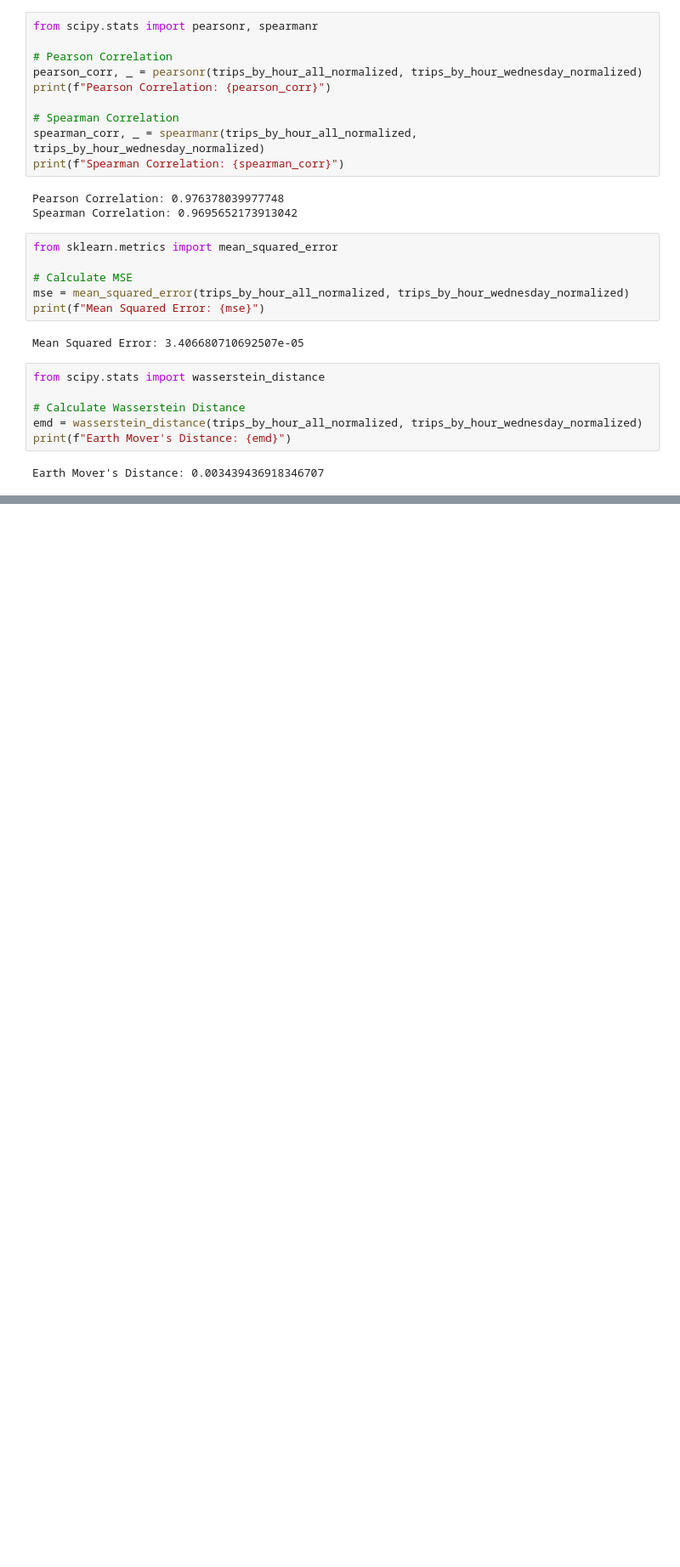
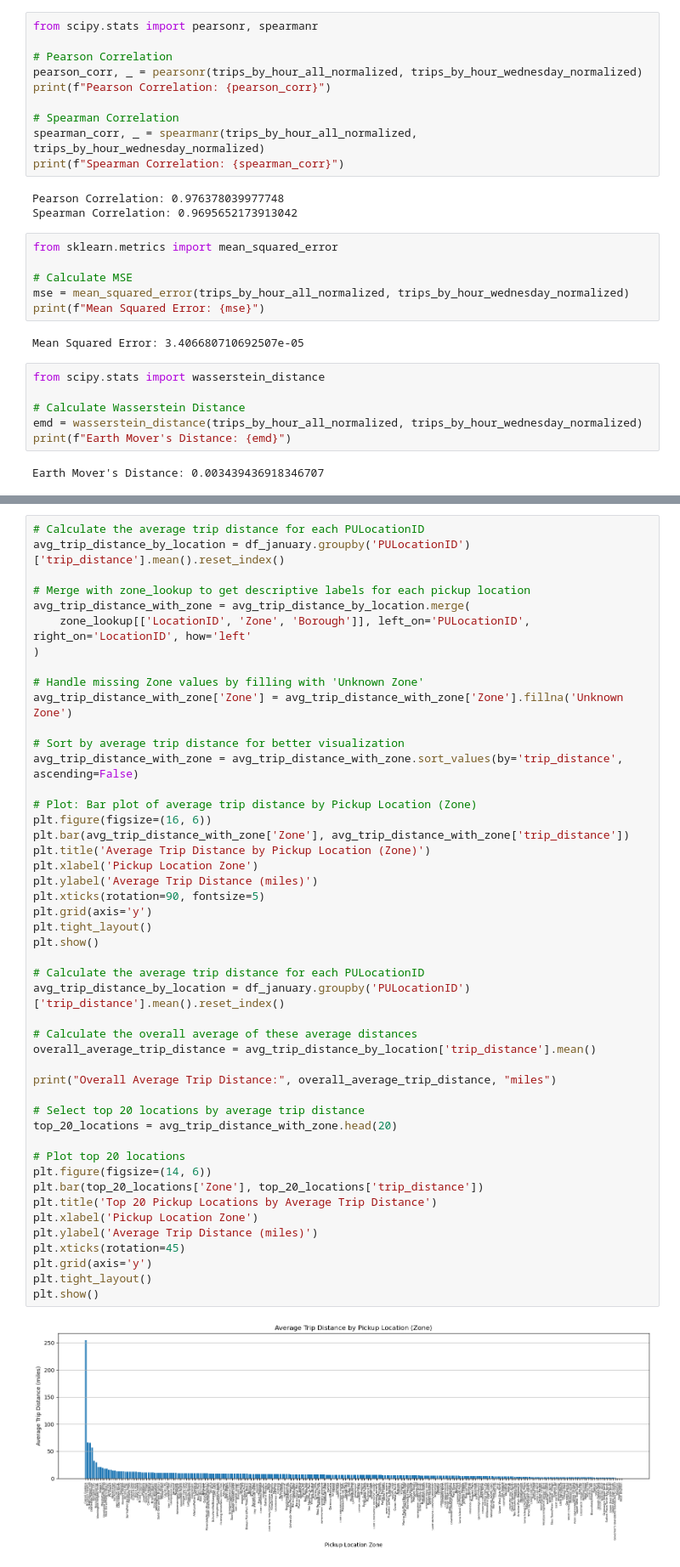
Before and after one commit to tesla1900/local_llm, a Jupyter notebook: python/clean_analysis.ipynb, the cells around one changed output, grey strips where cells are left out. Shown at 85% size. Cells and saved outputs as stored; diff of their text form; blank space fills up the shorter version.

```diff
--- a/python/clean_analysis.ipynb
+++ b/python/clean_analysis.ipynb
@@ -370,0 +468,49 @@ Earth Mover's Distance: 0.003439436918346707
+# %%
+# Calculate the average trip distance for each PULocationID
+avg_trip_distance_by_location = df_january.groupby('PULocationID')['trip_distance'].mean().reset_index()
+
+# Merge with zone_lookup to get descriptive labels for each pickup location
+avg_trip_distance_with_zone = avg_trip_distance_by_location.merge(
+    zone_lookup[['LocationID', 'Zone', 'Borough']], left_on='PULocationID', right_on='LocationID', how='left'
+)
+
+# Handle missing Zone values by filling with 'Unknown Zone'
+avg_trip_distance_with_zone['Zone'] = avg_trip_distance_with_zone['Zone'].fillna('Unknown Zone')
+
+# Sort by average trip distance for better visualization
+avg_trip_distance_with_zone = avg_trip_distance_with_zone.sort_values(by='trip_distance', ascending=False)
+
+# Plot: Bar plot of average trip distance by Pickup Location (Zone)
+plt.figure(figsize=(16, 6))
+plt.bar(avg_trip_distance_with_zone['Zone'], avg_trip_distance_with_zone['trip_distance'])
+plt.title('Average Trip Distance by Pickup Location (Zone)')
+plt.xlabel('Pickup Location Zone')
+plt.ylabel('Average Trip Distance (miles)')
+plt.xticks(rotation=90, fontsize=5)
+plt.grid(axis='y')
+plt.tight_layout()
+plt.show()
+
+# Calculate the average trip distance for each PULocationID
+avg_trip_distance_by_location = df_january.groupby('PULocationID')['trip_distance'].mean().reset_index()
+
+# Calculate the overall average of these average distances
+overall_average_trip_distance = avg_trip_distance_by_location['trip_distance'].mean()
+
+print("Overall Average Trip Distance:", overall_average_trip_distance, "miles")
+
+# Select top 20 locations by average trip distance
+top_20_locations = avg_trip_distance_with_zone.head(20)
+
+# Plot top 20 locations
+plt.figure(figsize=(14, 6))
+plt.bar(top_20_locations['Zone'], top_20_locations['trip_distance'])
+plt.title('Top 20 Pickup Locations by Average Trip Distance')
+plt.xlabel('Pickup Location Zone')
+plt.ylabel('Average Trip Distance (miles)')
+plt.xticks(rotation=45)
+plt.grid(axis='y')
+plt.tight_layout()
+plt.show()
+# %% [output]
+[figure, added]
```
Also changed, not shown: parts of 8 cells of this notebook.
